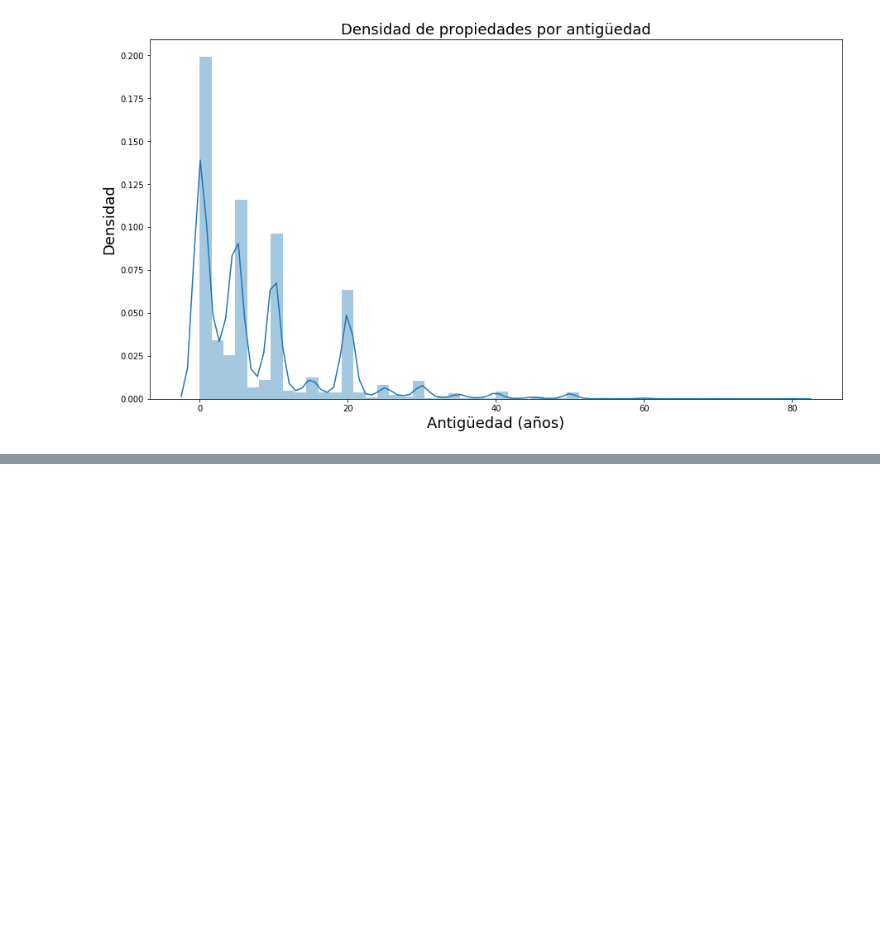
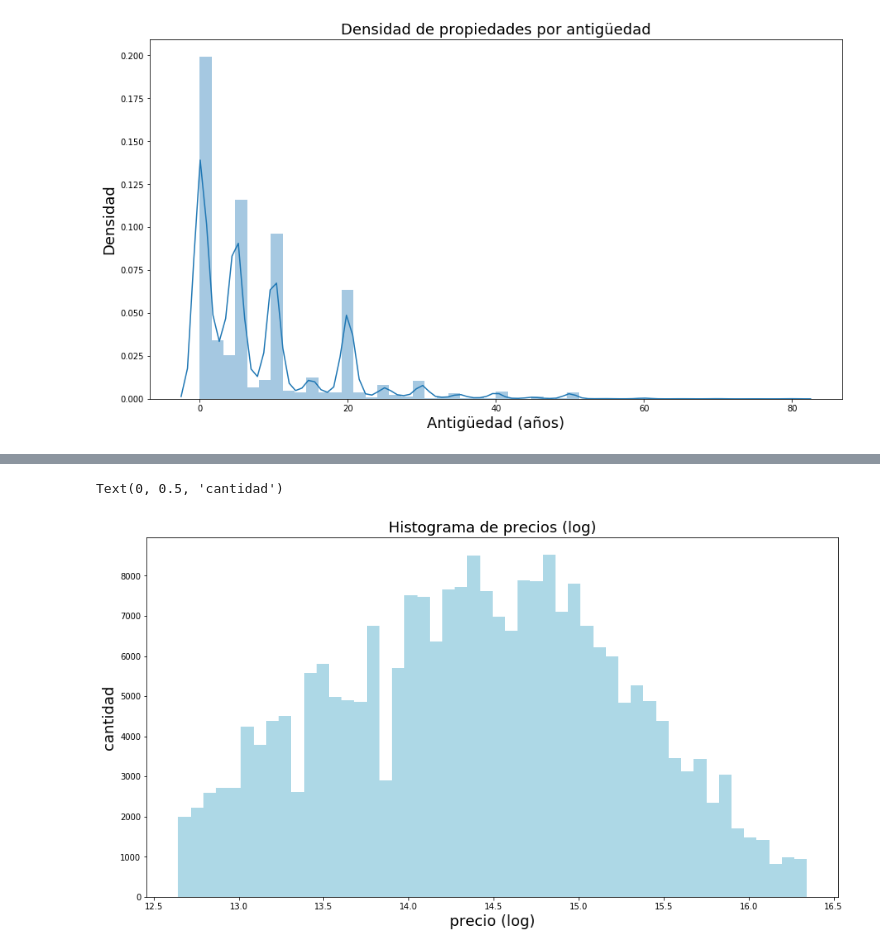
Before and after one commit to josetec1/DatosG29, a Jupyter notebook: Analisis nacho.ipynb, the cells around one changed output, grey strips where cells are left out. Cells and saved outputs as stored; diff of their text form; code cells hidden in the pictures; blank space fills up the shorter version.

```diff
--- a/Analisis nacho.ipynb
+++ b/Analisis nacho.ipynb
@@ -217,0 +226,12 @@ Text(0, 0.5, 'Densidad')
+# %%
+# Vemos que los datos están right skewed así que aplicamos una transformación logarítmica para normalizar
+# la distribución de precios y poder calcular las correlaciones con el resto de las variables
+df['precio_log'] = np.log(df['precio'])
+
+g = df['precio_log'].plot.hist(bins=50, color='lightblue')
+g.set_title("Histograma de precios (log)", fontsize=18)
+g.set_xlabel("precio (log)",fontsize=18)
+g.set_ylabel("cantidad", fontsize=18)
+# %% [output]
+Text(0, 0.5, 'cantidad')
+[figure, added]
```
Also changed, not shown: parts of 3 cells of this notebook.
